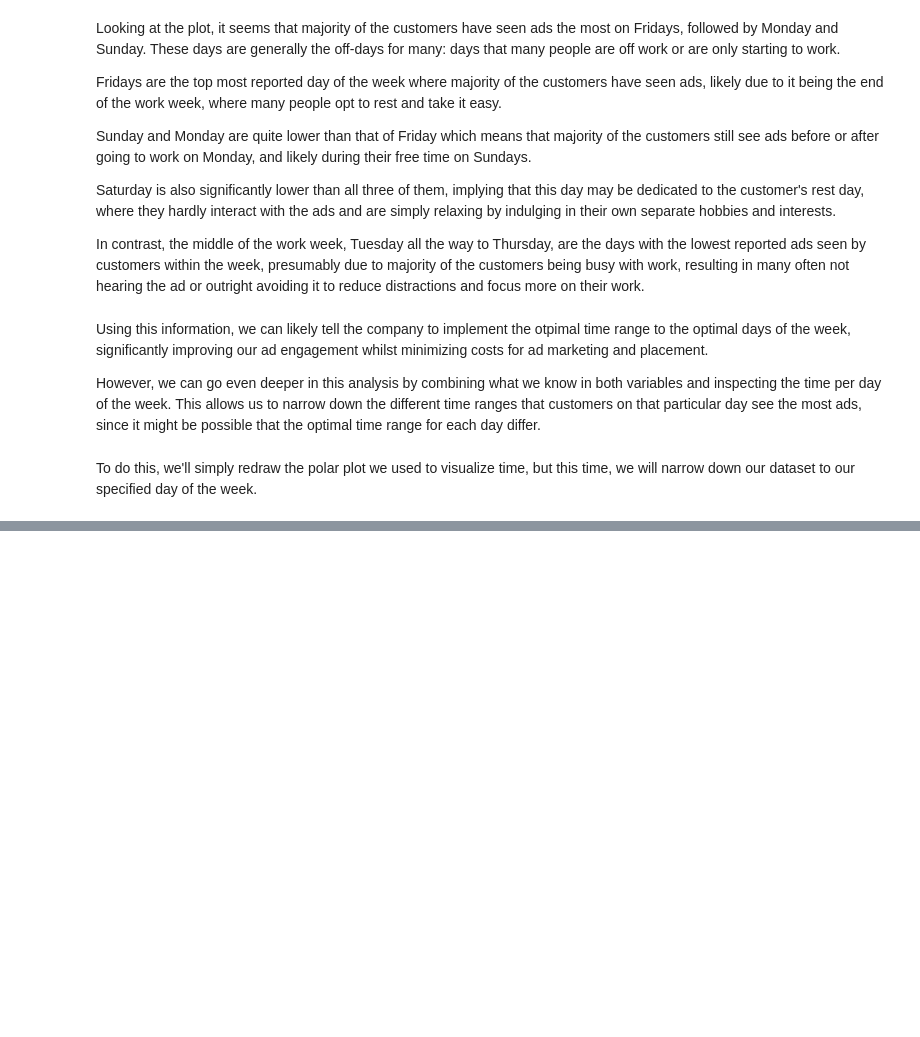
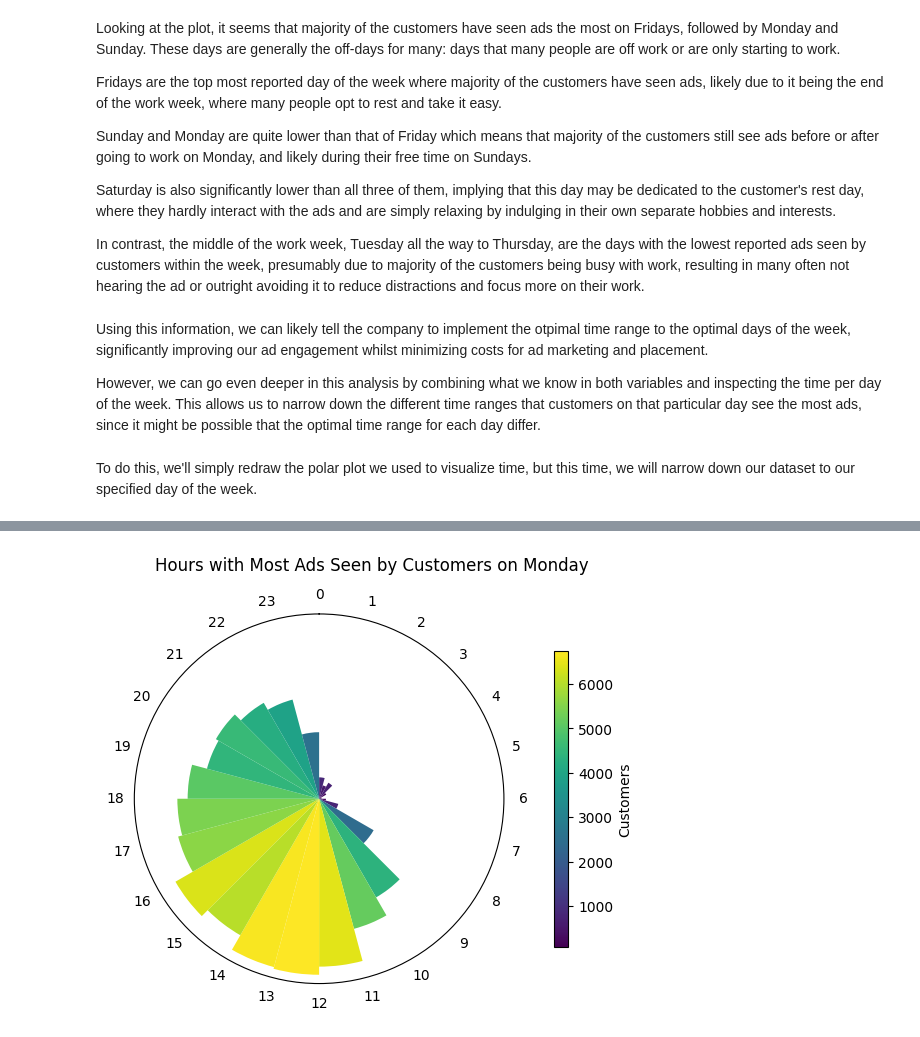
Before and after one commit to Kyo-Fox22/Marketing-A-B-Test, a Jupyter notebook: ab_test.ipynb, the cells around one changed output, grey strips where cells are left out. Saved outputs shown, nothing was run; the diff lists cells and outputs as text; code cells hidden in the pictures; blank space fills up the shorter version.

Commit message:
added function for polar plot

```diff
--- a/ab_test.ipynb
+++ b/ab_test.ipynb
@@ -371,0 +397,12 @@ To do this, we'll simply redraw the polar plot we used to visualize time, but th
+# %%
+day = 'Monday'
+
+ads_hours_day = pd.DataFrame(
+    df.loc[
+    (df['test group'] == 'ad') &
+    (df['most ads day'] == day),
+    'most ads hour'
+    ].value_counts()
+).sort_values('most ads hour')
+
+ads_hours_day
@@ -371,0 +428,24 @@ To do this, we'll simply redraw the polar plot we used to visualize time, but th
+# %%
+fig, ax = plt.subplots(subplot_kw = {'projection':'polar'})
+
+theta = np.linspace(0, 2*np.pi, 24, endpoint = False)
+
+norm = plt.Normalize(ads_hours_day['count'].min(), ads_hours_day['count'].max())
+cm = plt.cm.viridis
+colors = cm(norm(ads_hours_day['count']))
+
+scale_map = plt.cm.ScalarMappable(norm, cm)
+cbar = plt.colorbar(scale_map, ax = ax, pad = 0.1, shrink = 0.8)
+cbar.set_label('Customers')
+
+
+ax.bar(theta, ads_hours_day['count'], width = (2*np.pi)/24, align = 'edge', color = colors)
+fig.suptitle(f'Hours with Most Ads Seen by Customers on {day}', y = 1)
+ax.yaxis.set_visible(False)
+ax.xaxis.grid(False)
+ax.set_xticks(theta, ads_hours_day.index)
+ax.set_theta_offset(np.pi/2)
+ax.set_theta_direction(-1)
+plt.show()
+# %% [output]
+[figure, added]
```
Also changed, not shown: parts of 8 cells of this notebook.
